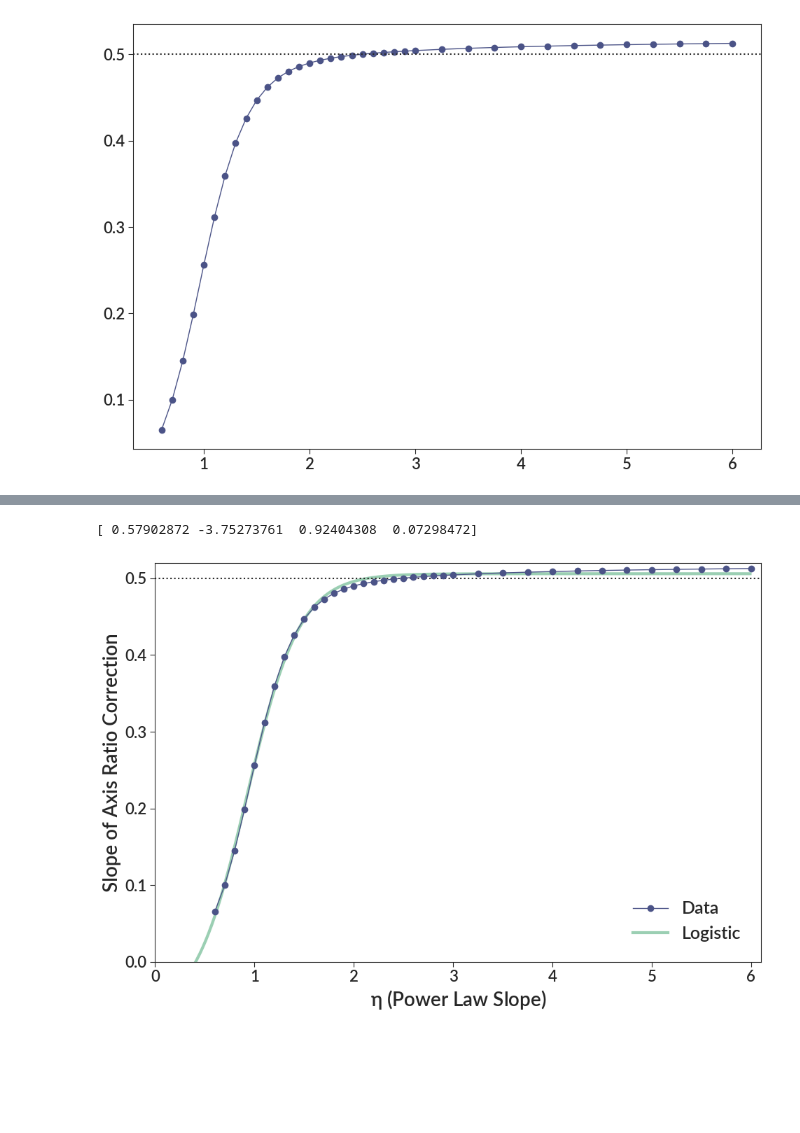
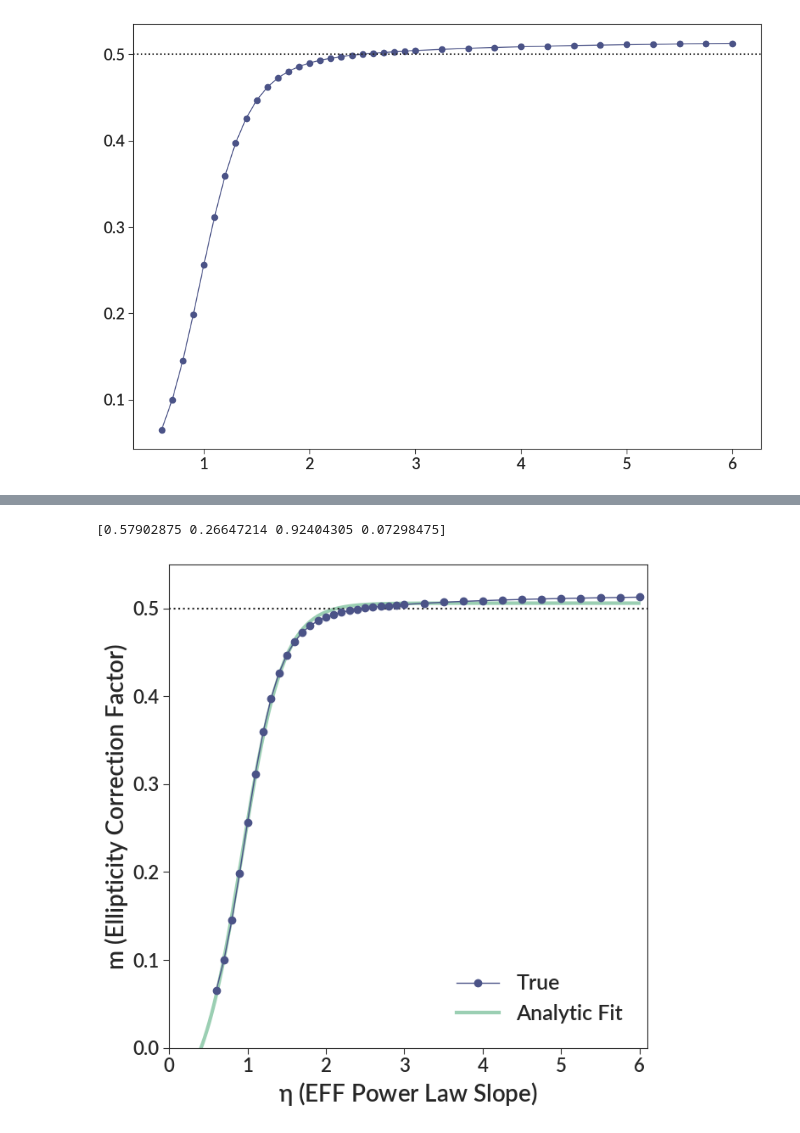
Before and after one commit to gillenbrown/LEGUS-sizes, a Jupyter notebook: testing/ellipticity.ipynb, the cells around one changed output, grey strips where cells are left out. Saved outputs shown, nothing was run; the diff lists cells and outputs as text; code cells hidden in the pictures; blank space fills up the shorter version.

```diff
--- a/testing/ellipticity.ipynb
+++ b/testing/ellipticity.ipynb
@@ -273,5 +273,28 @@ ax.axhline(0.5, ls=":")
 <matplotlib.lines.Line2D at 0x...>
 [figure]
 # %%
-def logistic(x, ymax, scale, x_0, offset):
-    return ymax / (1 + np.exp(scale * (x - x_0))) - offset
+def logistic(eta, ymax, scale, eta_0, offset):
+    return ymax / (1 + np.exp((eta_0 - eta) / scale)) - offset
+# %%
+def paper_approx(eta):
+    return 0.579 / (1 + np.exp((0.924 - eta) / 0.266)) - 0.073
+# %%
+fig, ax = bpl.subplots(figsize=[7, 7])
+ax.plot(float_etas, eta_reff_slopes, marker="o", lw=1, label="Data", zorder=10)
+
+analytic_xs = np.arange(0, 6, 0.01)
+for func, name in zip([logistic], ["Logistic"]):
+    params = optimize.curve_fit(func,
+                                xdata=float_etas,
+                                ydata=eta_reff_slopes,
+                                p0=[0.57902872,0.266,0.92404308,0.07298472])[0]
+    print(params)
+
+    ax.plot(analytic_xs, func(analytic_xs, *params), label=name)
+
+    ax.plot(analytic_xs, paper_approx(analytic_xs), ls=":", label="Paper")
+
+ax.axhline(0.5, ls=":")
+ax.legend()
+ax.set_limits(0, 6.1, 0, 0.52)
+ax.add_labels("$\eta$ (Power Law Slope)", "Slope of Axis Ratio Correction")
@@ -278,21 +304,22 @@ def logistic(x, ymax, scale, x_0, offset):
 # %%
-fig, ax = bpl.subplots()
-ax.plot(float_etas, eta_reff_slopes, marker="o", lw=1, label="Data", zorder=10)
+fig, ax = bpl.subplots(figsize=[7, 7])
+ax.plot(float_etas, eta_reff_slopes, marker="o", lw=1, label="True", zorder=10)
 
 analytic_xs = np.arange(0, 6, 0.01)
-for func, name in zip([logistic], ["Logistic"]):
+for func, name in zip([logistic], ["Analytic Fit"]):
     params = optimize.curve_fit(func,
                                 xdata=float_etas,
                                 ydata=eta_reff_slopes)[0]
+
     print(params)
 
     ax.plot(analytic_xs, func(analytic_xs, *params), label=name)
 
 ax.axhline(0.5, ls=":")
 ax.legend()
-ax.set_limits(0, 6.1, 0, 0.52)
-ax.add_labels("$\eta$ (Power Law Slope)", "Slope of Axis Ratio Correction")
-fig.savefig("correction_fits.png")
+ax.set_limits(0, 6.1, 0, 0.55)
+ax.add_labels("$\eta$ (EFF Power Law Slope)", "m (Ellipticity Correction Factor)")
+fig.savefig("correction_fits.pdf")
 # %% [output]
-[ 0.57902872 -3.75273761  0.92404308  0.07298472]
+[0.57902875 0.26647214 0.92404305 0.07298475]
-[figure, old version]
+[figure, new version]
```
Also changed, not shown: parts of 1 cell of this notebook, 3 other files.
